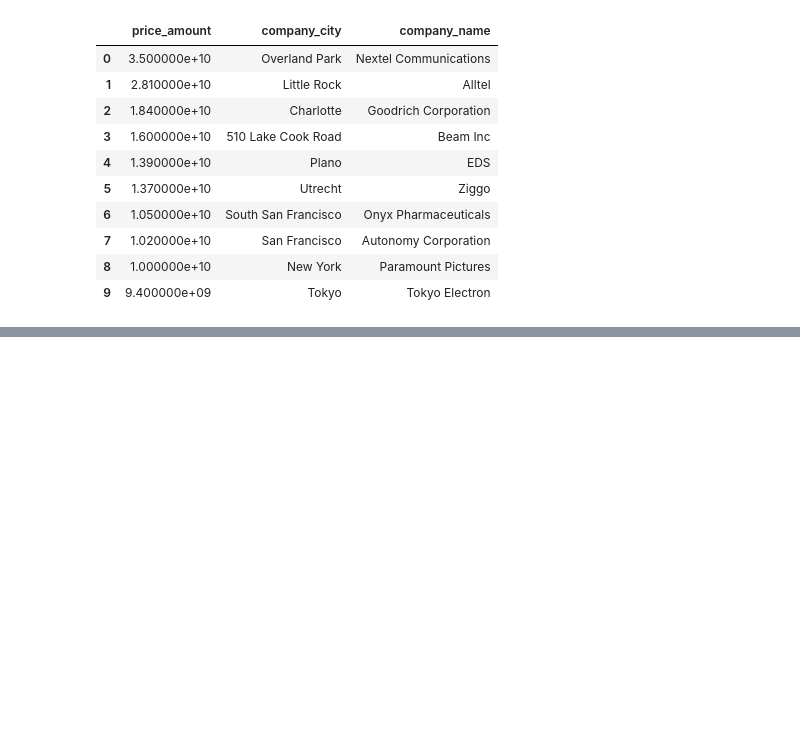
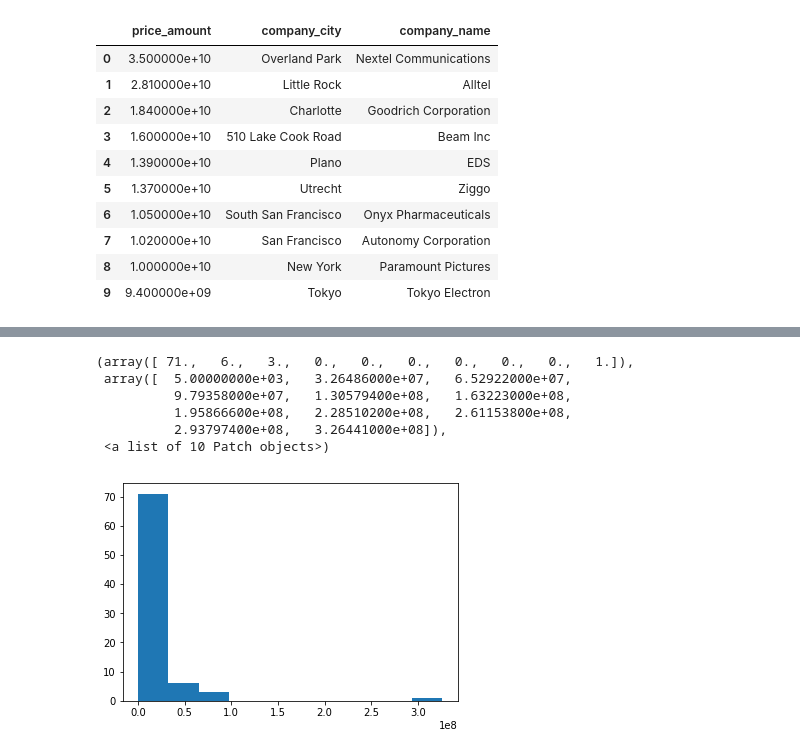
Before and after one commit to tiajanee/data-analysis, a Jupyter notebook: SQL Query Challenges.ipynb, the cells around one changed output, grey strips where cells are left out. Drawn from its saved outputs; the diff is of its cells as text; code cells hidden in the pictures; blank space fills up the shorter version.

```diff
--- a/SQL Query Challenges.ipynb
+++ b/SQL Query Challenges.ipynb
@@ -121,0 +132,16 @@ with pd.option_context('display.max_rows', None, 'display.max_columns', 3):
+# %%
+q_10_df = pd.read_csv('datasets/sql_challenges-sf_companies-0df8a524c950-2018-01-30-06-13-54.csv')
+
+
+#twenty_thirty = q_10_df[q_10_df["funding_total_usd"].between(25000000, 30000000, inclusive=True)]
+# df[df['closing_price'].between(99, 101, inclusive=True)]
+dataset = q_10_df["funding_total_usd"]
+plt.hist(dataset)
+# %% [output]
+(array([ 71.,   6.,   3.,   0.,   0.,   0.,   0.,   0.,   0.,   1.]),
+ array([  5.00000000e+03,   3.26486000e+07,   6.52922000e+07,
+          9.79358000e+07,   1.30579400e+08,   1.63223000e+08,
+          1.95866600e+08,   2.28510200e+08,   2.61153800e+08,
+          2.93797400e+08,   3.26441000e+08]),
+ <a list of 10 Patch objects>)
+[figure, added]
```
Also changed, not shown: parts of 7 cells of this notebook.
